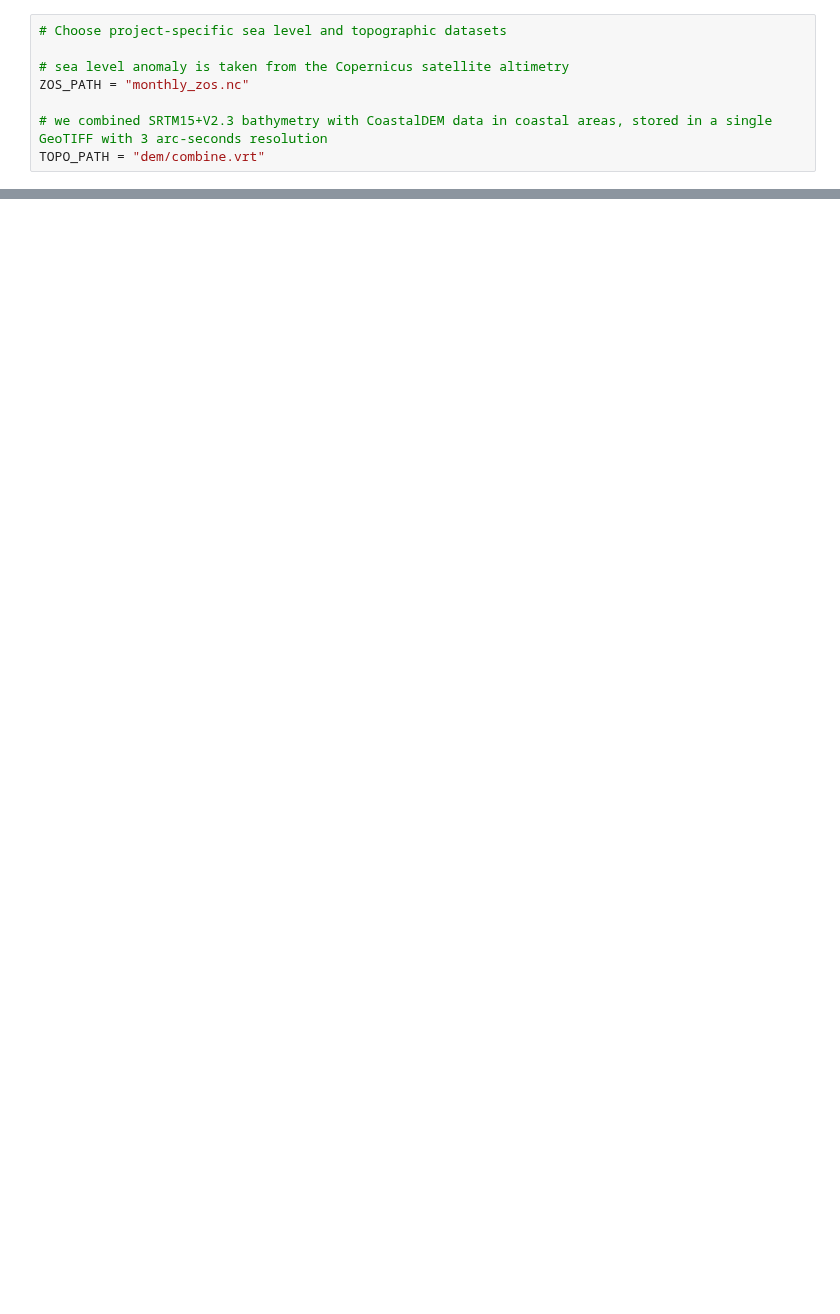
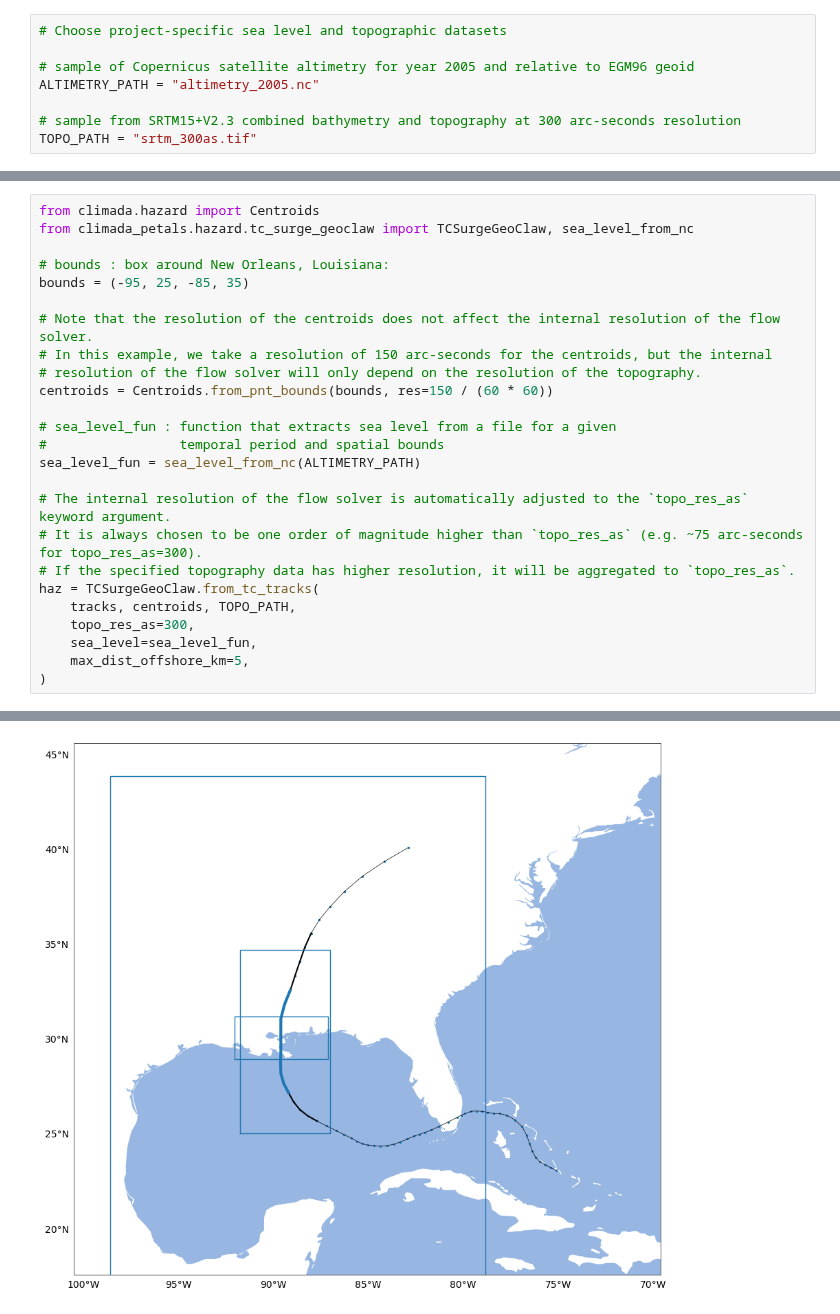
Before and after one commit to CLIMADA-project/climada_petals, a Jupyter notebook: doc/tutorial/climada_hazard_TCSurgeGeoClaw.ipynb, the cells around one changed output, grey strips where cells are left out. Drawn from its saved outputs; the diff is of its cells as text; blank space fills up the shorter version.

Commit message:
tc_surge_geoclaw: update tutorial notebook and integration test

```diff
--- a/doc/tutorial/climada_hazard_TCSurgeGeoClaw.ipynb
+++ b/doc/tutorial/climada_hazard_TCSurgeGeoClaw.ipynb
@@ -22,11 +32,11 @@ The most severe damages from TC storm surge are caused by a combination of high
 # %%
 # Choose project-specific sea level and topographic datasets
 
-# sea level anomaly is taken from the Copernicus satellite altimetry
-ZOS_PATH = "monthly_zos.nc"
+# sample of Copernicus satellite altimetry for year 2005 and relative to EGM96 geoid
+ALTIMETRY_PATH = "altimetry_2005.nc"
 
-# we combined SRTM15+V2.3 bathymetry with CoastalDEM data in coastal areas, stored in a single GeoTIFF with 3 arc-seconds resolution
-TOPO_PATH = "dem/combine.vrt"
+# sample from SRTM15+V2.3 combined bathymetry and topography at 300 arc-seconds resolution
+TOPO_PATH = "srtm_300as.tif"
 # %%
 # storm track data is taken from IBTrACS
 from climada.hazard.tc_tracks import TCTracks
@@ -93,0 +55,26 @@ KeyboardInterrupt:
+# %%
+from climada.hazard import Centroids
+from climada_petals.hazard.tc_surge_geoclaw import TCSurgeGeoClaw, sea_level_from_nc
+
+# bounds : box around New Orleans, Louisiana:
+bounds = (-95, 25, -85, 35)
+
+# Note that the resolution of the centroids does not affect the internal resolution of the flow solver.
+# In this example, we take a resolution of 150 arc-seconds for the centroids, but the internal
+# resolution of the flow solver will only depend on the resolution of the topography.
+centroids = Centroids.from_pnt_bounds(bounds, res=150 / (60 * 60))
+
+# sea_level_fun : function that extracts sea level from a file for a given
+#                 temporal period and spatial bounds
+sea_level_fun = sea_level_from_nc(ALTIMETRY_PATH)
+
+# The internal resolution of the flow solver is automatically adjusted to the `topo_res_as` keyword argument.
+# It is always chosen to be one order of magnitude higher than `topo_res_as` (e.g. ~75 arc-seconds for topo_res_as=300).
+# If the specified topography data has higher resolution, it will be aggregated to `topo_res_as`.
+haz = TCSurgeGeoClaw.from_tc_tracks(
+    tracks, centroids, TOPO_PATH,
+    topo_res_as=300,
+    sea_level=sea_level_fun,
+    max_dist_offshore_km=5,
+)
+# %% [output]
@@ -93,0 +89 @@ KeyboardInterrupt:
+[figure, added]
```
Also changed, not shown: parts of 10 cells of this notebook, 7 other files.
